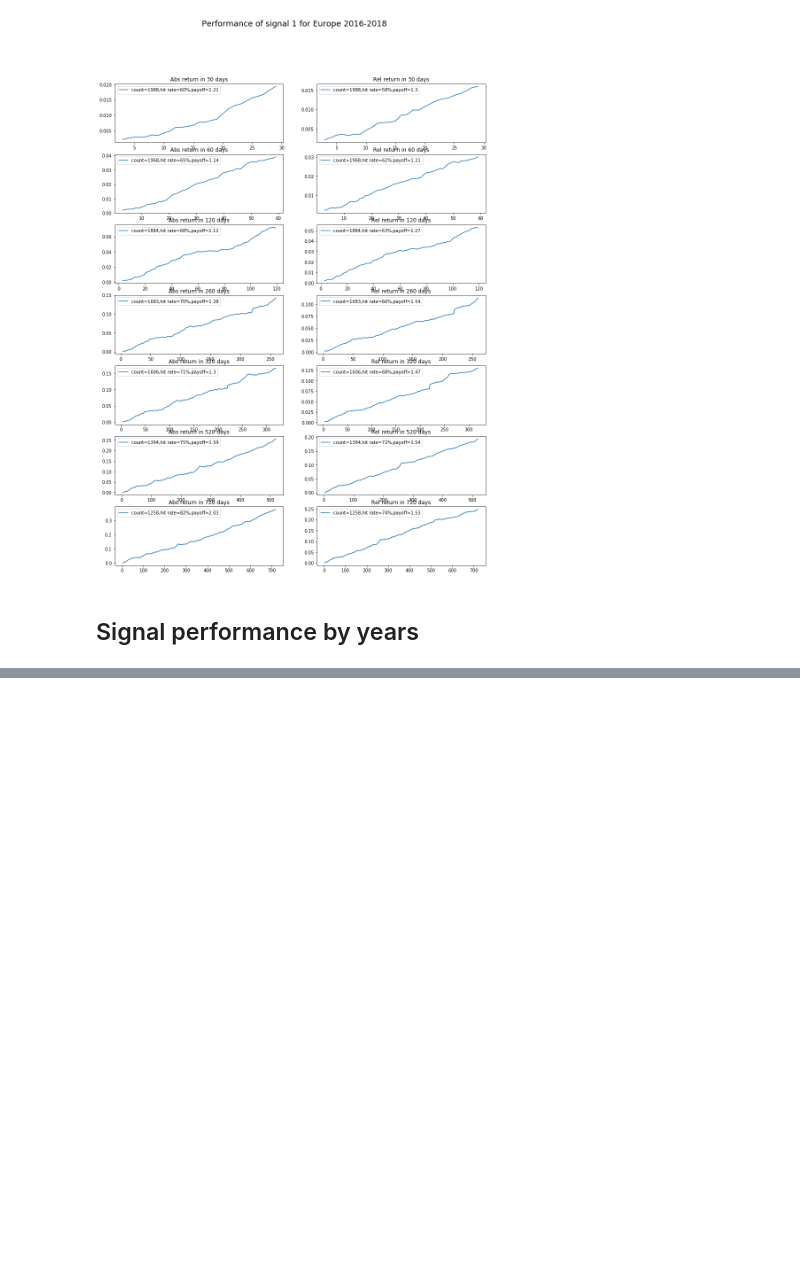
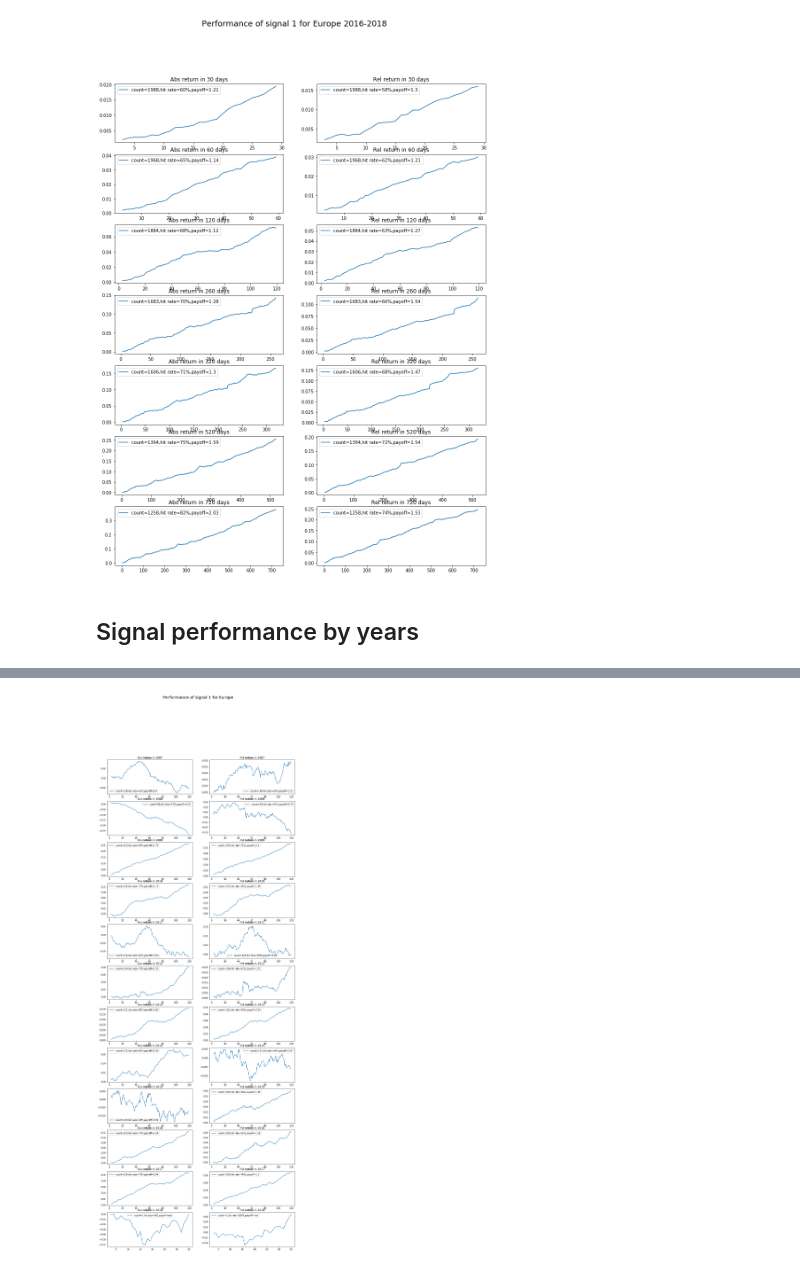
Before and after one commit to zliyclh/post_result, a Jupyter notebook: Signal 1.ipynb, the cells around one changed output, grey strips where cells are left out. Cells and saved outputs as stored; diff of their text form; code cells hidden in the pictures; blank space fills up the shorter version.

Commit message:
plot the performance by different years, manage to split out signals rather than return dataframe

```diff
--- a/Signal 1.ipynb
+++ b/Signal 1.ipynb
@@ -122,10 +123,10 @@ def signal1_stacking(signal1):
 # %%
 # create a dictionary to have signal information (tuple) as keys and return data time series as values to make it easier to check
 #; replace datetime with number of days post announcement to make it more comparable
-def signal1_return_dict(signal1_list,return_dataframe,holding):
+def signal1_return_dict(signal1_list,return_df,holding):
     signal1_dict={}
     for s in signal1_list:
-        return_series=return_dataframe.loc[s[0]]
+        return_series=return_df.loc[s[0]]
         if s[1] in return_series.index:
             day0=return_series.index.tolist().index(s[1]) #index of day 0
         else:
@@ -266,25 +245,27 @@ plot_by_holding([30,60,120,260,320,520,720],(15,20),18,"Performance of signal 1
 # %%
 # plot the performance for different year
-def plot_by_year(period_list,figsize,fontsize,title,signal1_list,abs_return,rel_return):
+def plot_by_year(start_year,end_year,figsize,fontsize,title,signal1_list,abs_return,rel_return,holding_period):
+    year_range=range(start_year,end_year+1)
+    fig=plt.figure(figsize=figsize)
+    fig.suptitle("Performance of signal 1 for Europe", fontsize=fontsize)
+    for idx, val in enumerate(year_range):
+        signal1_list_year=rel_signal1[signal1_list.apply(lambda x: (x>=pd.Timestamp(val,1,1))&(x<=pd.Timestamp(val,12,31)))]
 
-    fig=plt.figure(figsize=figsize)
-    fig.suptitle("Performance of signal 1 for Europe 2016-2018", fontsize=fontsize)
-    for idx, val in enumerate(period_list):
-        ax1=fig.add_subplot(len(period_list),2,idx*2+1)
-        abs_return_df=signal1_return_df(signal1_list,abs_return,val)
+        ax1=fig.add_subplot(len(year_range),2,idx*2+1)
+        abs_return_df=signal1_return_df(signal1_list_year,abs_return,holding_period)
         abs_cum_return=abs_return_df[3:].mean(axis=1).cumsum()
         ax1.plot(abs_cum_return)
-        ax1.set_title("Abs return in "+str(val)+" days")
+        ax1.set_title("Abs return in "+str(val))
         count,hit, payoff=trading_analytics(abs_return_df[3:])
         ax1.legend(['count='+str(count)+
                     ',hit rate='+str("{:.0%}".format(hit))+
                     ',payoff='+str(round(payoff,2))])
 
-        ax2=fig.add_subplot(len(period_list),2,idx*2+2)
-        rel_return_df=signal1_return_df(signal1_list,rel_return,val)
+        ax2=fig.add_subplot(len(year_range),2,idx*2+2)
+        rel_return_df=signal1_return_df(signal1_list_year,rel_return,holding_period)
         rel_cum_return=rel_return_df[3:].mean(axis=1).cumsum()
         ax2.plot(rel_cum_return)
-        ax2.set_title("Rel return in "+str(val)+" days")
+        ax2.set_title("Rel return in "+str(val))
         count,hit, payoff=trading_analytics(rel_return_df[3:])
         ax2.legend(['count='+str(count)+
                     ',hit rate='+str("{:.0%}".format(hit))+
@@ -342,0 +274,5 @@ abs_return.loc[:,date_range[0].strftime("%d/%b/%Y"):date_range[1].strftime("%d/%
+# %%
+plot_by_year(2007, 2018,(15,40),18,
+             "Performance of signal 1 for Europe 2007-2018",rel_signal1,abs_return,rel_return, 120)
+# %% [output]
+[figure, added]
```
Also changed, not shown: parts of 17 cells of this notebook.
